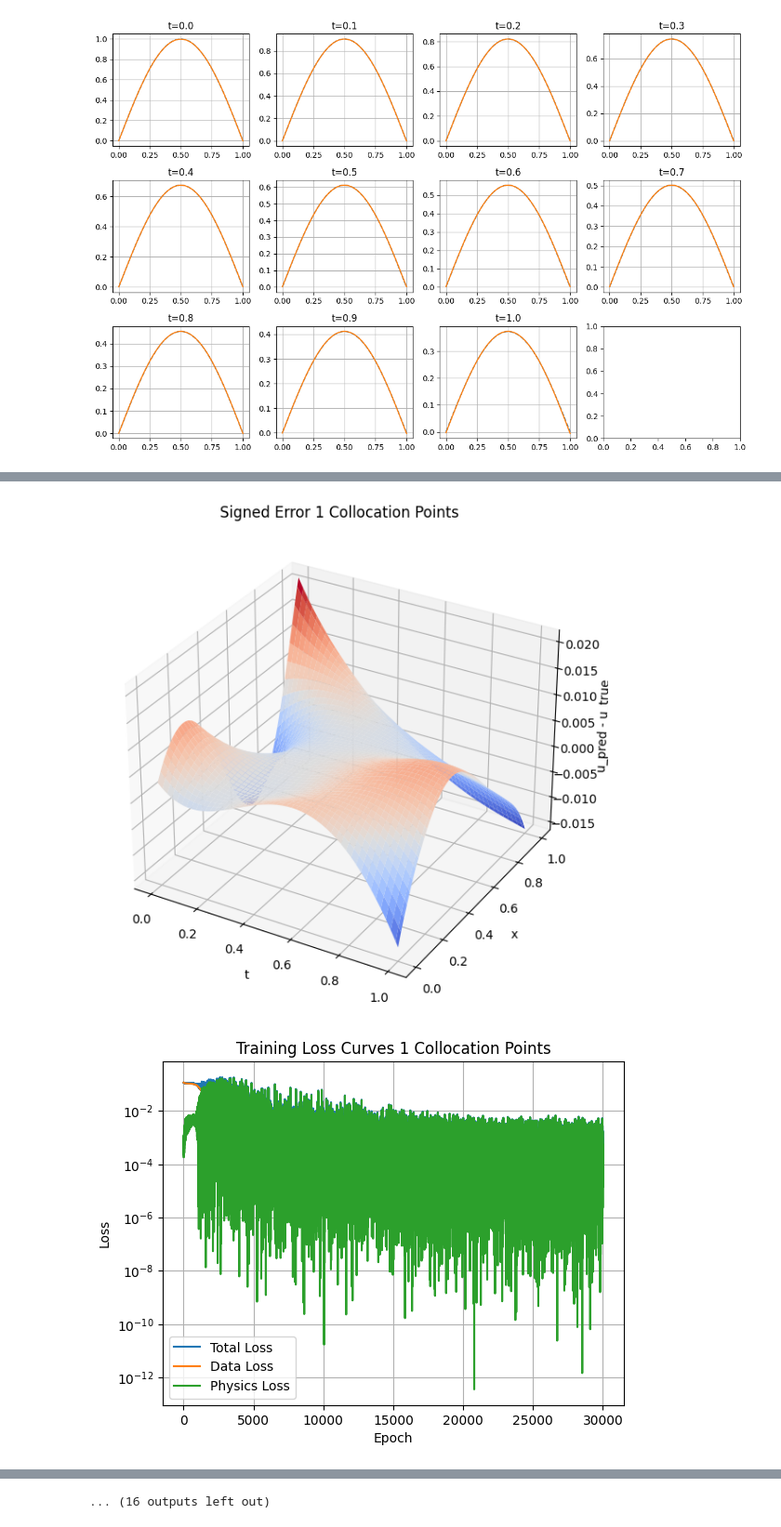
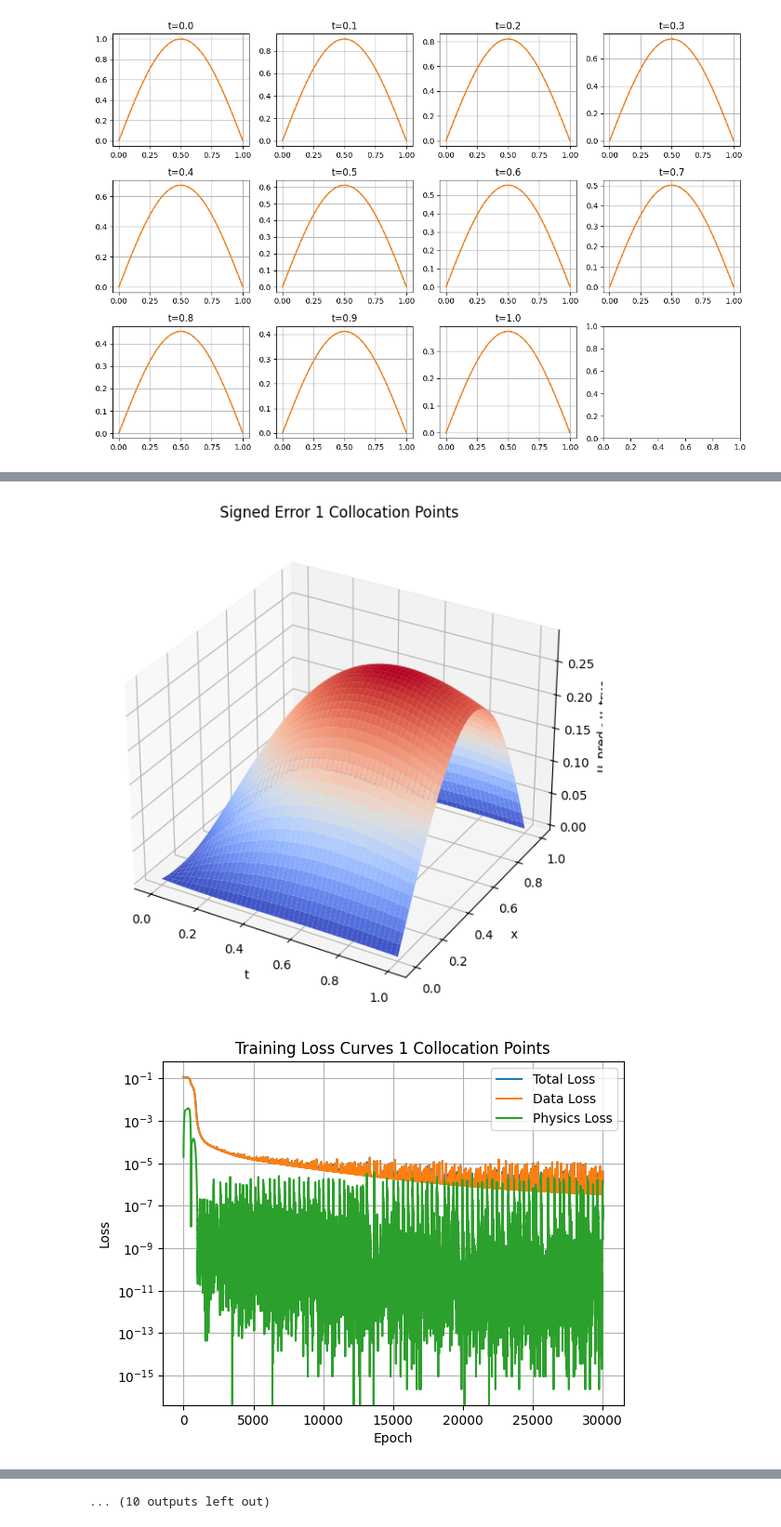
Before and after one commit to VictorSu33/DiffEqML, a Jupyter notebook: 1dheat.ipynb, the cells around one changed output, grey strips where cells are left out. Shown at 93% size. Drawn from its saved outputs; the diff is of its cells as text; code cells hidden in the pictures.

Commit message:
working on loss landscape visualization process and fixed some issues with laplace training

```diff
--- a/1dheat.ipynb
+++ b/1dheat.ipynb
@@ -86,5 +93,5 @@ optimizer = torch.optim.Adam(model.parameters(), lr=1e-4)
 X_data = torch.cat([x_b,x_init], dim = 0)
 U_data = torch.cat([u_b, u_init], dim=0)
 
-neural.train(50000, optimizer, X_data, U_data, model, residual_fn, 1, 2, 1000)
+losses, losses_data, losses_phys, *_ = neural.train(30000, optimizer, X_data, U_data, model, residual_fn, 1, X_col)
 # %% [output]
@@ -124,0 +115,16 @@ neural.train(50000, optimizer, X_data, U_data, model, residual_fn, 1, 2, 1000)
+# %%
+epochs = range(len(losses))
+
+plt.plot(epochs, losses, label='Total Loss')
+plt.plot(epochs, losses_data, label='Data Loss')
+plt.plot(epochs, losses_phys, label='Physics Loss')
+
+plt.xlabel('Epoch')
+plt.ylabel('Loss')
+plt.title(f'Training Loss Curves')
+
+plt.yscale('log')
+plt.legend()
+plt.grid()
+
+plt.show()
@@ -136,13 +144,18 @@ x = torch.linspace(0, 1, N)
 T, X = torch.meshgrid(t, x, indexing='ij')  # shape (N, N)
 
 # flatten for model input
-u_true = analytic_solution(X, T).detach().cpu().numpy()
+u_true = analytic_solution(X, T).detach()
 
 model.eval()
 
 data = torch.stack([T.reshape(-1), X.reshape(-1)], dim=1)
 with torch.no_grad():
-    u_pred = model(data).reshape(N, N).cpu().numpy()
+    u_pred = model(data).reshape(N, N)
+
+print("L2RE:", neural.L2RE(u_pred,u_true))
+
+u_true = u_true.cpu().numpy()
+u_pred = u_pred.cpu().numpy()
 
 T_np = T.numpy()
 X_np = X.numpy()
@@ -203,7 +215,7 @@ for i, t_val in enumerate(t_slices):
     with torch.no_grad():
         u_pred = model(TX)
 
-    u_true = torch.exp(-0.1 * torch.pi**2 * t) * torch.sin(torch.pi * x)
+    u_true = analytic_solution(x, t).detach()
 
     ax.plot(x, u_true, '--', label='true')
     ax.plot(x, u_pred, '-', label='pred')
@@ -230,9 +242,9 @@ u_true = analytic_solution(X, T).detach().cpu().numpy()
 
 for n in test:
 
-    test_model = neural.FCN(2,1, 10,5)
+    test_model = neural.FCN(2,1, 20,5)
     optimizer = torch.optim.Adam(test_model.parameters(), lr=1e-4)
-    losses, losses_data, losses_phys = neural.train(
+    losses, losses_data, losses_phys, *_= neural.train(
         30000, optimizer, X_data, U_data, test_model,
         residual_fn, 1, 2, n
     )
@@ -326,4 +338,4 @@ plt.show()
 (100, 100)
 (100, 100)
-[figure, old version]
+[figure, new version]
-[figure, old version]
+[figure, new version]
@@ -368 +380 @@ plt.show()
-... (16 outputs left out)
+... (10 outputs left out)
```
Also changed, not shown: parts of 7 cells of this notebook, 21 other files.
